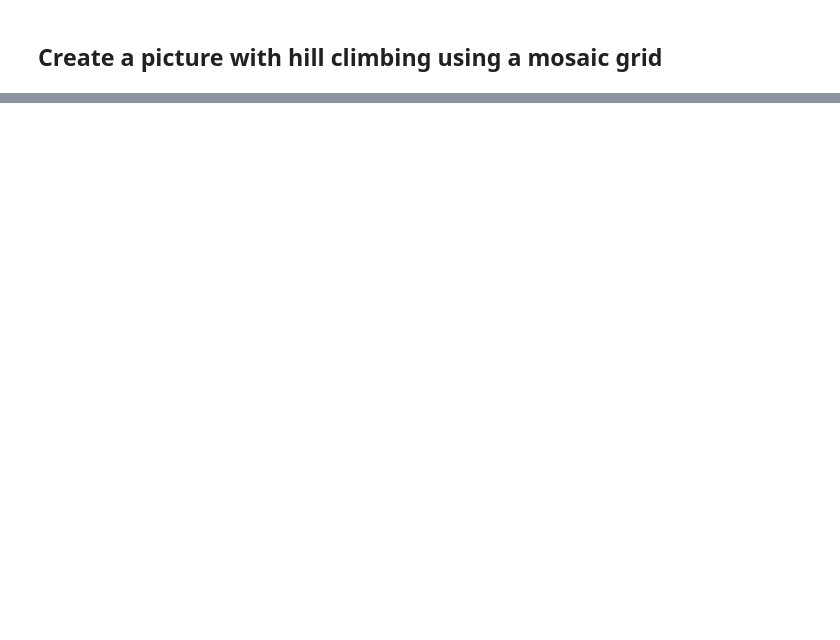
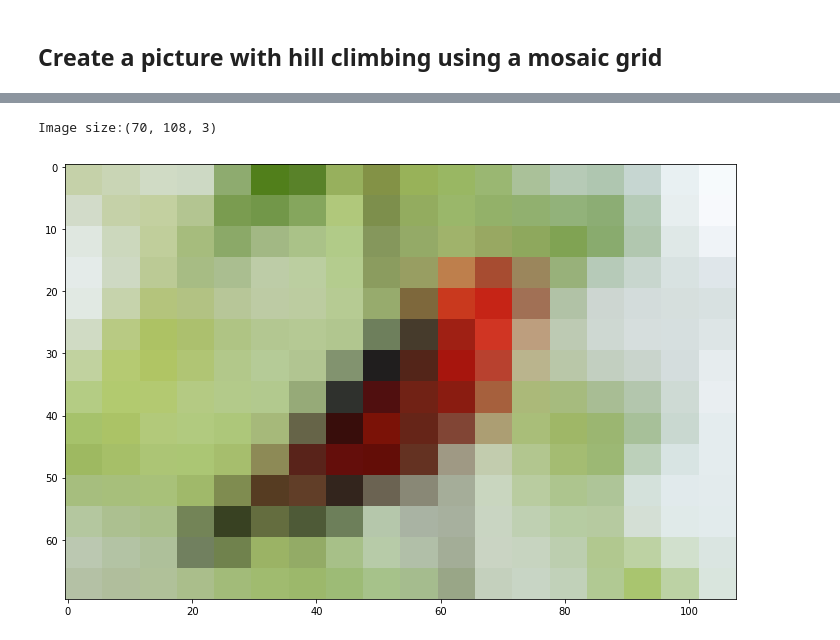
Before and after one commit to sijmenw/mosaic-cv, a Jupyter notebook: coordclimb.ipynb, the cells around one changed output, grey strips where cells are left out. Cells and saved outputs as stored; diff of their text form; code cells hidden in the pictures; blank space fills up the shorter version.

```diff
--- a/coordclimb.ipynb
+++ b/coordclimb.ipynb
@@ -9,6 +9,6 @@ import numpy as np
 import helper
 from individual import Individual
 # %%
-img = cv2.imread("./img/bird.jpg")
+img = cv2.imread("./img/bird_small.jpg")
 # %%
 helper.show_img(img)
@@ -90,7 +97,10 @@ cv2.imwrite("./mosaic.png", res)
 # %%
-grid_rows = 12
-grid_cols = 12
-ind = Individual(caps, (grid_rows,grid_cols))
+grid_rows = 14
+grid_cols = 18
+ind = Individual(img, (grid_rows,grid_cols))
 ind.draw()
 helper.show_img(ind.canvas)
+# %% [output]
+Image size:(70, 108, 3)
+[figure, added]
 # %%
```
Also changed, not shown: parts of 4 cells of this notebook, 2 other files.
